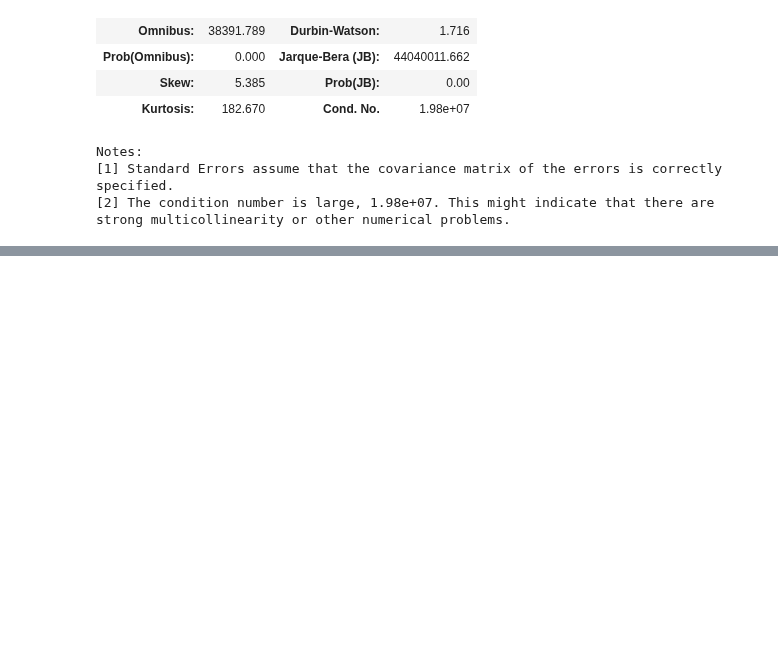
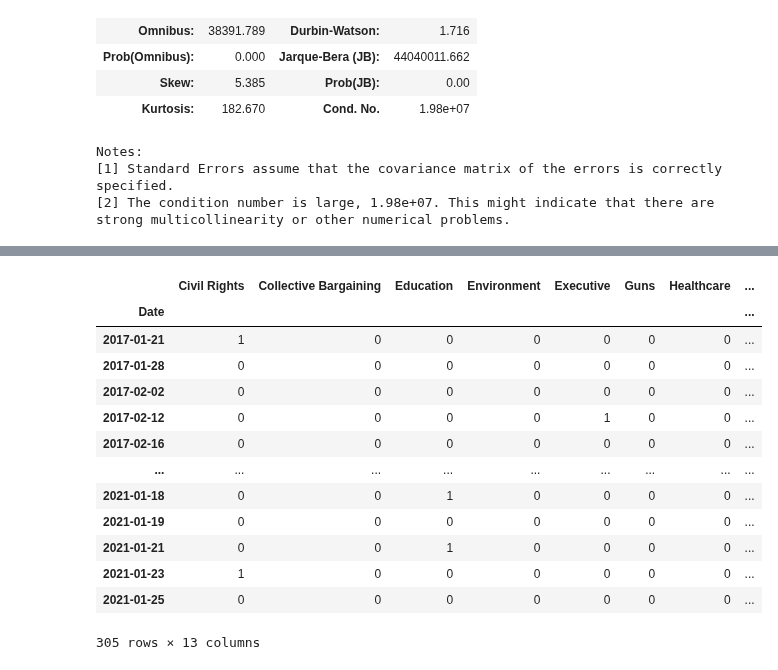
Before and after one commit to leo-cavalcante/crimes-in-chicago, a Jupyter notebook: Time Analysis.ipynb, the cells around one changed output, grey strips where cells are left out. Drawn from its saved outputs; the diff is of its cells as text; code cells hidden in the pictures; blank space fills up the shorter version.

```diff
--- a/Time Analysis.ipynb
+++ b/Time Analysis.ipynb
@@ -1175,0 +963,19 @@ crimes_events2["Year-Month-Day"].min()
+# %%
+# Creating dummies for type of crimes commited in one day
+protest_types_dummies = protests_chicago.groupby('Date')["Event type"].agg('unique').map(lambda x: ','.join(x)).str.get_dummies(',')
+protest_types_dummies
+# %% [output]
+|  | Civil Rights | Collective Bargaining | Education | Environment | Executive | Guns | Healthcare | ... |
+| Date |  |  |  |  |  |  |  | ... |
+| 2017-01-21 | 1 | 0 | 0 | 0 | 0 | 0 | 0 | ... |
+| 2017-01-28 | 0 | 0 | 0 | 0 | 0 | 0 | 0 | ... |
+| 2017-02-02 | 0 | 0 | 0 | 0 | 0 | 0 | 0 | ... |
+| 2017-02-12 | 0 | 0 | 0 | 0 | 1 | 0 | 0 | ... |
+| 2017-02-16 | 0 | 0 | 0 | 0 | 0 | 0 | 0 | ... |
+| ... | ... | ... | ... | ... | ... | ... | ... | ... |
+| 2021-01-18 | 0 | 0 | 1 | 0 | 0 | 0 | 0 | ... |
+| 2021-01-19 | 0 | 0 | 0 | 0 | 0 | 0 | 0 | ... |
+| 2021-01-21 | 0 | 0 | 1 | 0 | 0 | 0 | 0 | ... |
+| 2021-01-23 | 1 | 0 | 0 | 0 | 0 | 0 | 0 | ... |
+| 2021-01-25 | 0 | 0 | 0 | 0 | 0 | 0 | 0 | ... |
+305 rows × 13 columns
```
Also changed, not shown: parts of 72 cells of this notebook.
